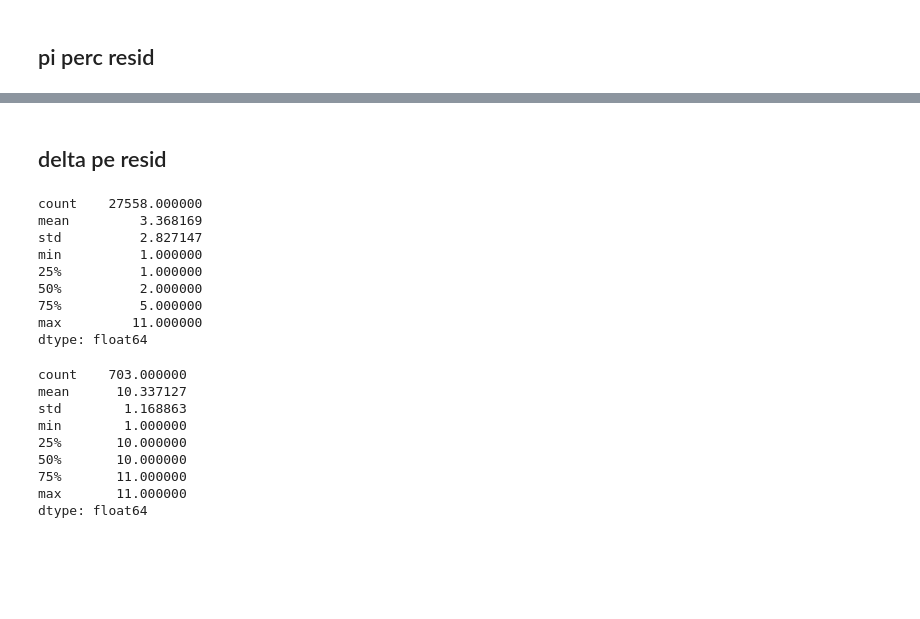
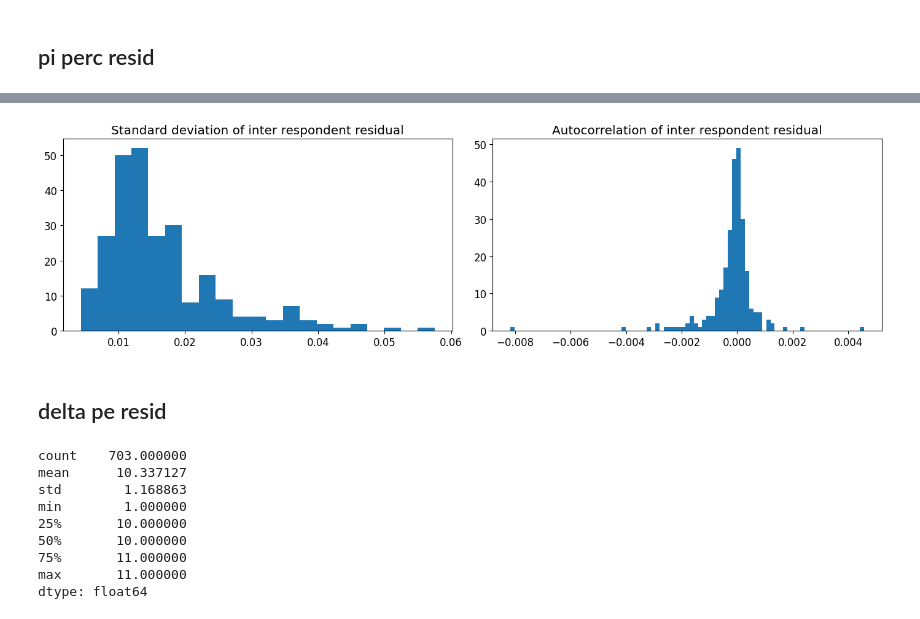
Before and after one commit to lukasgrahl/memoire2, a Jupyter notebook: notebooks/03-analysis_pols.ipynb, the cells around one changed output, grey strips where cells are left out. Drawn from its saved outputs; the diff is of its cells as text; code cells hidden in the pictures; blank space fills up the shorter version.

```diff
--- a/notebooks/03-analysis_pols.ipynb
+++ b/notebooks/03-analysis_pols.ipynb
@@ -284,3 +270,16 @@ pols_get_test_res(m_fe41, m_re4, sub, cols)
+# %%
+_ = m_fe41.resids.unstack().T.describe()
+fig, ax = plt.subplots(1,2)
+ax[0].hist(_.loc['std'], bins='fd')
+ax[0].set_title("Standard deviation of inter respondent residual")
+ax[1].hist(m_fe41.resids.unstack().apply(lambda x: np.correlate(x.dropna().iloc[1:], x.dropna().iloc[:-1])[0], axis=1),
+          bins='fd')
+ax[1].set_title("Autocorrelation of inter respondent residual")
+
+fig.tight_layout()
+save_fig(fig, "fig_emp_pols_perc_resid.png")
+# %% [output]
+[figure, added]
 # %% [markdown]
 ## delta pe resid
 # %%
@@ -289,17 +288,7 @@ ind_cols = ['id', 'month_recorded']
 dep_col = ['delta_pe_error']
 # %%
 filt = df_micro.set_index('date_recorded').loc[date_filt:].groupby(ind_cols)[dep_col].last().dropna().unstack().count(axis=1)
-filt.describe()
+# filt.describe()
-# %% [output]
-count    27558.000000
-mean         3.368169
-std          2.827147
-min          1.000000
-25%          1.000000
-50%          2.000000
-75%          5.000000
-max         11.000000
-dtype: float64
 # %%
 i = 9
 sub = df_micro.set_index('id').loc[filt[filt > i].index].reset_index().groupby(ind_cols).last()
```
Also changed, not shown: parts of 11 cells of this notebook, 1 other file.
